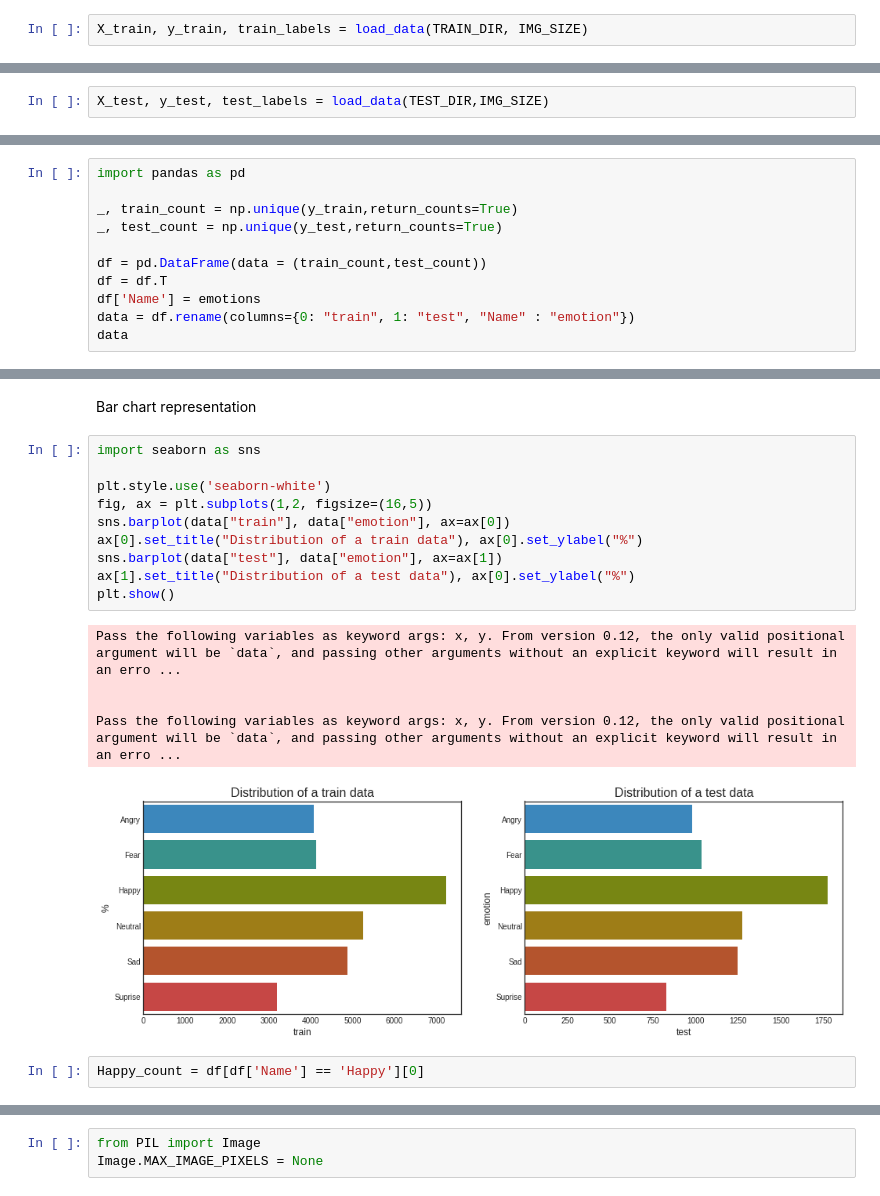
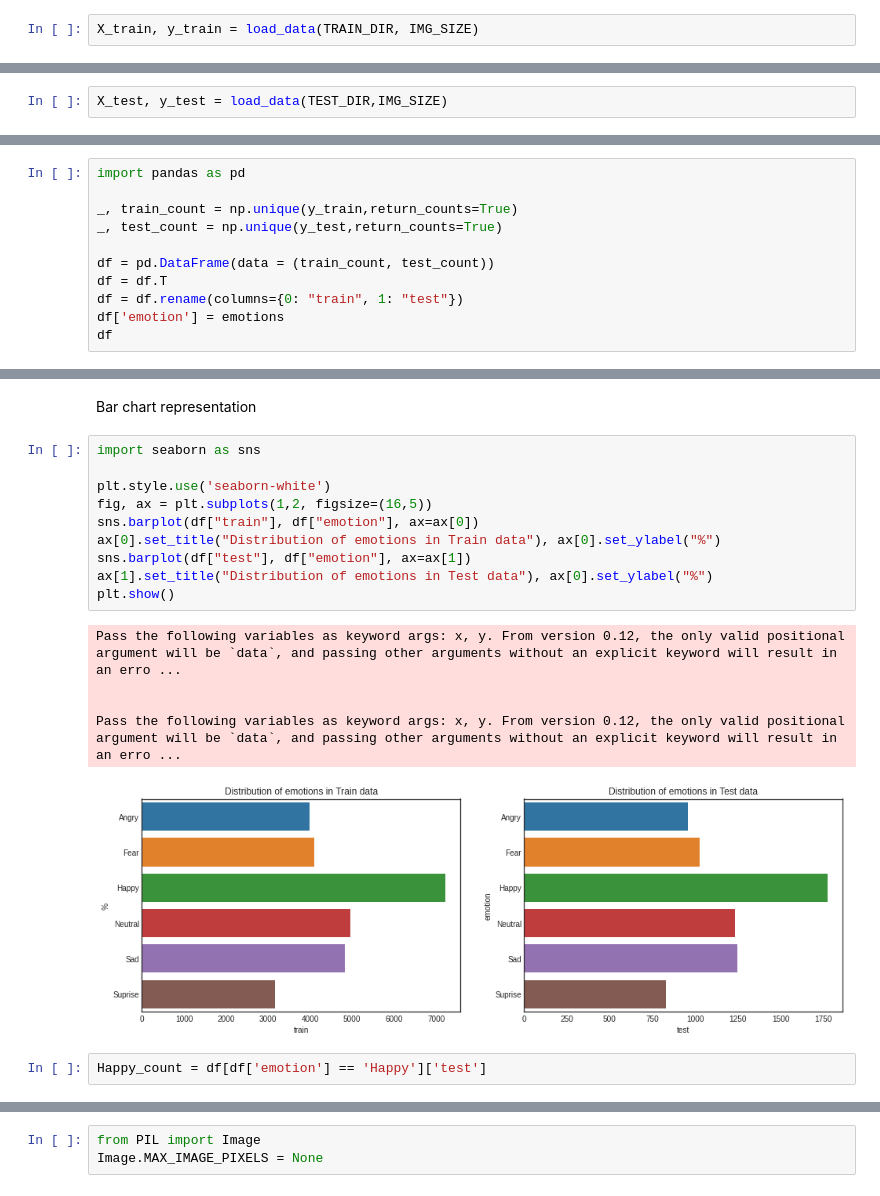
Before and after one commit to Jade-P/MLGroupProject, a Jupyter notebook: Happy_exploration.ipynb, the cells around one changed output, grey strips where cells are left out. Cells and saved outputs as stored; diff of their text form.

```diff
--- a/Happy_exploration.ipynb
+++ b/Happy_exploration.ipynb
@@ -83,3 +111,3 @@ IMG_SIZE= (48, 48)
 # %%
-X_train, y_train, train_labels = load_data(TRAIN_DIR, IMG_SIZE)
+X_train, y_train = load_data(TRAIN_DIR, IMG_SIZE)
 # %% [output]
@@ -103,3 +121,3 @@ train_labels
 # %%
-X_test, y_test, test_labels = load_data(TEST_DIR,IMG_SIZE)
+X_test, y_test = load_data(TEST_DIR,IMG_SIZE)
 # %% [output]
@@ -142,10 +174,10 @@ import pandas as pd
 _, train_count = np.unique(y_train,return_counts=True)
 _, test_count = np.unique(y_test,return_counts=True)
 
-df = pd.DataFrame(data = (train_count,test_count))
+df = pd.DataFrame(data = (train_count, test_count))
 df = df.T
-df['Name'] = emotions
-data = df.rename(columns={0: "train", 1: "test", "Name" : "emotion"})
-data
+df = df.rename(columns={0: "train", 1: "test"})
+df['emotion'] = emotions
+df
 # %% [output]
 |  | train | test | emotion |
@@ -172,21 +214,21 @@ Bar chart representation
 # %%
 import seaborn as sns
 
 plt.style.use('seaborn-white')
 fig, ax = plt.subplots(1,2, figsize=(16,5))
-sns.barplot(data["train"], data["emotion"], ax=ax[0])
-ax[0].set_title("Distribution of a train data"), ax[0].set_ylabel("%")
-sns.barplot(data["test"], data["emotion"], ax=ax[1])
-ax[1].set_title("Distribution of a test data"), ax[0].set_ylabel("%")
+sns.barplot(df["train"], df["emotion"], ax=ax[0])
+ax[0].set_title("Distribution of emotions in Train data"), ax[0].set_ylabel("%")
+sns.barplot(df["test"], df["emotion"], ax=ax[1])
+ax[1].set_title("Distribution of emotions in Test data"), ax[0].set_ylabel("%")
 plt.show()
 # %% [output]
 Pass the following variables as keyword args: x, y. From version 0.12, the only valid positional argument will be `data`, and passing other arguments without an explicit keyword will result in an erro ...
 
 
 Pass the following variables as keyword args: x, y. From version 0.12, the only valid positional argument will be `data`, and passing other arguments without an explicit keyword will result in an erro ...
-[figure, old version]
+[figure, new version]
 # %%
-Happy_count = df[df['Name'] == 'Happy'][0]
+Happy_count = df[df['emotion'] == 'Happy']['test']
 # %%
 pic_size = 48
 
```
Also changed, not shown: parts of 55 cells of this notebook.
